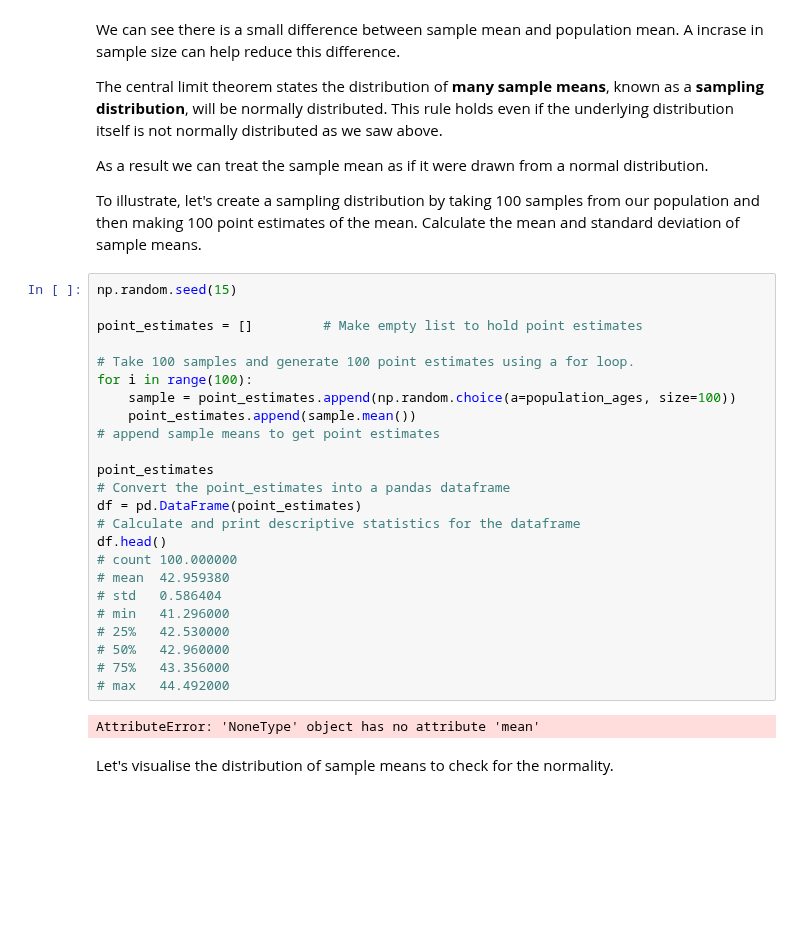
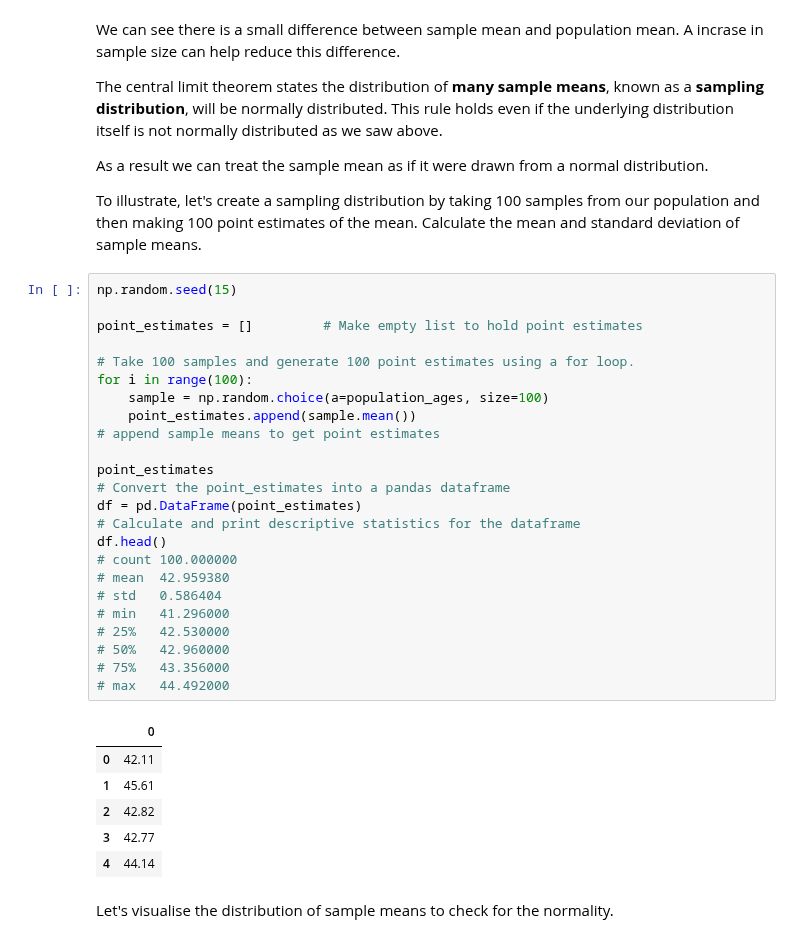
Before and after one commit to oncob749/dsc-2-19-15-confidence-intervals-lab-nyc-ds-career-031119, a Jupyter notebook: index.ipynb, the cells around one changed output. Saved outputs shown, nothing was run; the diff lists cells and outputs as text; blank space fills up the shorter version.

```diff
--- a/index.ipynb
+++ b/index.ipynb
@@ -112,29 +112,34 @@ To illustrate, let's create a sampling distribution by taking 100 samples from o
 # %%
 np.random.seed(15)
 
 point_estimates = []         # Make empty list to hold point estimates
 
 # Take 100 samples and generate 100 point estimates using a for loop.
 for i in range(100):
-    sample = point_estimates.append(np.random.choice(a=population_ages, size=100))
+    sample = np.random.choice(a=population_ages, size=100)
     point_estimates.append(sample.mean())
 # append sample means to get point estimates
 
 point_estimates
 # Convert the point_estimates into a pandas dataframe
 df = pd.DataFrame(point_estimates)
 # Calculate and print descriptive statistics for the dataframe
 df.head()
 # count	100.000000
 # mean	42.959380
 # std	0.586404
 # min	41.296000
 # 25%	42.530000
 # 50%	42.960000
 # 75%	43.356000
 # max	44.492000
 # %% [output]
-AttributeError: 'NoneType' object has no attribute 'mean'
+|  | 0 |
+| 0 | 42.11 |
+| 1 | 45.61 |
+| 2 | 42.82 |
+| 3 | 42.77 |
+| 4 | 44.14 |
 # %% [markdown]
 Let's visualise the distribution of sample means to check for the normality.
 # %%
```
